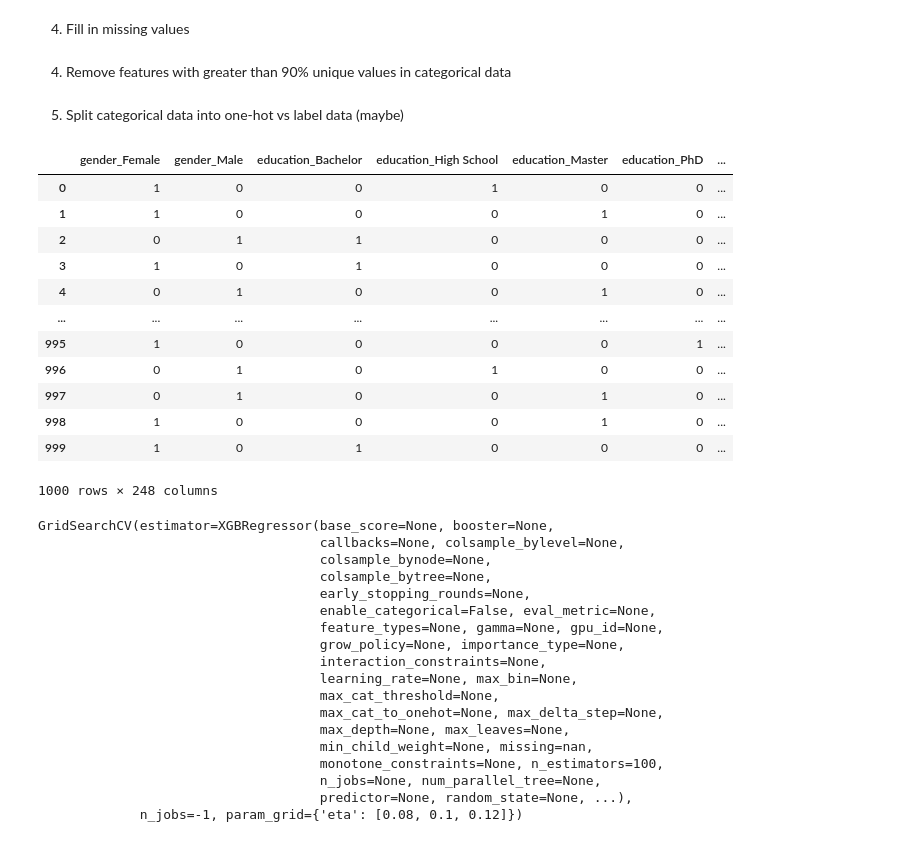
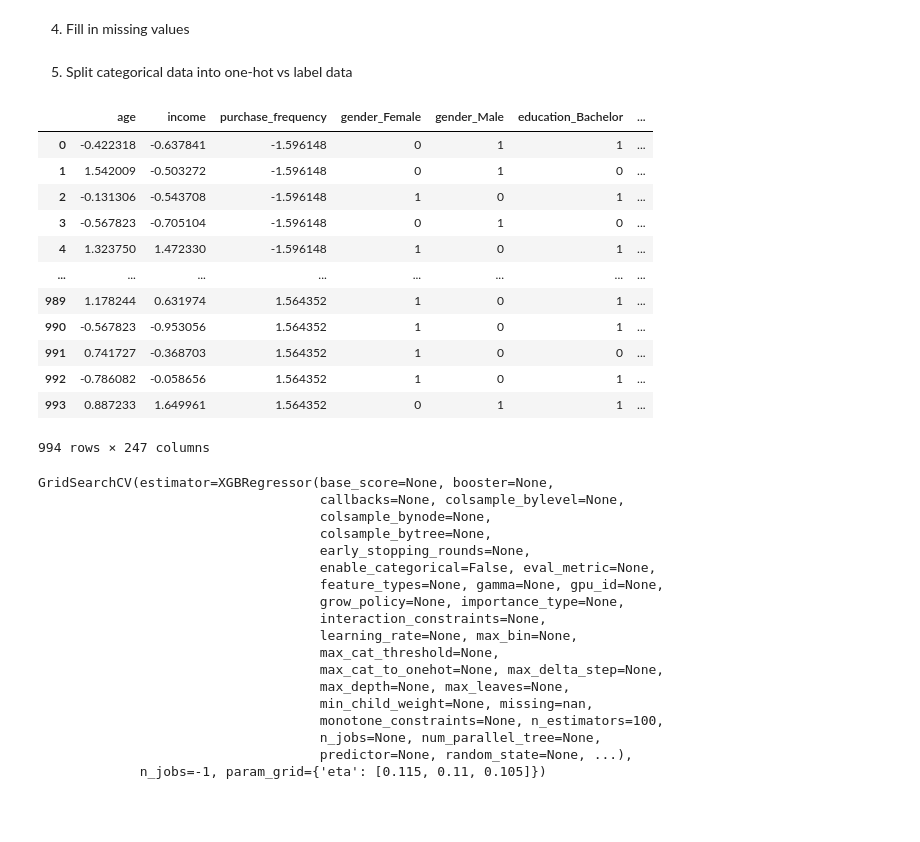
Before and after one commit to aminsamir45/ML-Projects, a Jupyter notebook: Salary Prediction/salary_model.ipynb, the cells around one changed output. Cells and saved outputs as stored; diff of their text form; code cells hidden in the pictures; blank space fills up the shorter version.

```diff
--- a/Salary Prediction/salary_model.ipynb
+++ b/Salary Prediction/salary_model.ipynb
@@ -47,0 +82,22 @@ memory usage: 54.8+ KB
+# %%
+# for each purchase frequency 0 - 1.0, we want to remove outliers with a z-score of > 3
+
+grouped_df = df.groupby('purchase_frequency')
+
+# Create an empty list to store the filtered DataFrames
+filtered_dfs = []
+
+# Iterate over each purchase frequency group
+for freq, group in grouped_df:
+    # Calculate mean and standard deviation for the current frequency group
+    mean = group['spending'].mean()
+    std = group['spending'].std()
+    group['z_score'] = (group['spending'] - mean) / std
+    print(group['z_score'].min(), group['z_score'].max())
+    filtered_group = group[~((group['z_score'] > 2.5) | (group['z_score'] < -2.6))]
+    filtered_dfs.append(filtered_group)
+
+# Concatenate the filtered DataFrames
+df_filtered = pd.concat(filtered_dfs).drop(['z_score','name'], axis=1)
+df_filtered = df_filtered.reset_index(drop=True)
+df_filtered
@@ -49,12 +144,12 @@ memory usage: 54.8+ KB
 3. Create two separate dataframes for features: numerical and categorical
 # %%
 # Go through a dataset and create two new dataframes: num and cat
-numerical_columns = X.select_dtypes(include=np.number).columns
-categorical_columns = X.select_dtypes(include=['object', 'category']).columns
+numerical_columns = df_filtered.select_dtypes(include=np.number).columns.drop('spending')
+categorical_columns = df_filtered.select_dtypes(include=['object', 'category']).columns
 
-num = X[numerical_columns].copy()
+num = df_filtered[numerical_columns].copy()
 
-cat = X[categorical_columns].copy()
+cat = df_filtered[categorical_columns].copy()
 # %% [markdown]
 4. Fill in missing values
 # %%
@@ -64,46 +160,38 @@ num[numerical_columns] = numerical_imputer.fit_transform(num[numerical_columns])
 # Fill missing values in categorical columns with 'N/A'
 categorical_imputer = SimpleImputer(strategy='constant', fill_value='N/A')
 cat[categorical_columns] = categorical_imputer.fit_transform(cat[categorical_columns])
-# %% [markdown]
-4. Remove features with greater than 90% unique values in categorical data
-# %%
-for column in cat:
-    if X[column].nunique() >= int(X.shape[0]*0.9):
-        # All values in the column are unique, so we can remove it
-        X = X.drop(column, axis=1)
-        cat = cat.drop(column, axis=1)
-        categorical_columns
 # %% [markdown]
-5. Split categorical data into one-hot vs label data (maybe)
+5. Split categorical data into one-hot vs label data
 # %%
 # Preprocessing pipeline for categoriabcal features
 cat_encoded = pd.get_dummies(cat)
 
 # Preprocessing pipeline for numerical features
 scaler = StandardScaler()
 num_encoded = pd.DataFrame(scaler.fit_transform(num), columns=num.columns)
 
-df_concatenated = pd.concat([cat_encoded, num_encoded], axis=1)
-df_concatenated
+df_concat = pd.concat([num_encoded, cat_encoded], axis=1)
+df_concat
 # %% [output]
-|  | gender_Female | gender_Male | education_Bachelor | education_High School | education_Master | education_PhD | ... |
-| 0 | 1 | 0 | 0 | 1 | 0 | 0 | ... |
-| 1 | 1 | 0 | 0 | 0 | 1 | 0 | ... |
-| 2 | 0 | 1 | 1 | 0 | 0 | 0 | ... |
-| 3 | 1 | 0 | 1 | 0 | 0 | 0 | ... |
-| 4 | 0 | 1 | 0 | 0 | 1 | 0 | ... |
+|  | age | income | purchase_frequency | gender_Female | gender_Male | education_Bachelor | ... |
+| 0 | -0.422318 | -0.637841 | -1.596148 | 0 | 1 | 1 | ... |
+| 1 | 1.542009 | -0.503272 | -1.596148 | 0 | 1 | 0 | ... |
+| 2 | -0.131306 | -0.543708 | -1.596148 | 1 | 0 | 1 | ... |
+| 3 | -0.567823 | -0.705104 | -1.596148 | 0 | 1 | 0 | ... |
+| 4 | 1.323750 | 1.472330 | -1.596148 | 1 | 0 | 1 | ... |
 | ... | ... | ... | ... | ... | ... | ... | ... |
-| 995 | 1 | 0 | 0 | 0 | 0 | 1 | ... |
-| 996 | 0 | 1 | 0 | 1 | 0 | 0 | ... |
-| 997 | 0 | 1 | 0 | 0 | 1 | 0 | ... |
-| 998 | 1 | 0 | 0 | 0 | 1 | 0 | ... |
-| 999 | 1 | 0 | 1 | 0 | 0 | 0 | ... |
+| 989 | 1.178244 | 0.631974 | 1.564352 | 1 | 0 | 1 | ... |
+| 990 | -0.567823 | -0.953056 | 1.564352 | 1 | 0 | 1 | ... |
+| 991 | 0.741727 | -0.368703 | 1.564352 | 1 | 0 | 0 | ... |
+| 992 | -0.786082 | -0.058656 | 1.564352 | 1 | 0 | 1 | ... |
+| 993 | 0.887233 | 1.649961 | 1.564352 | 0 | 1 | 1 | ... |
-1000 rows × 248 columns
+994 rows × 247 columns
 # %%
-X_train, X_test, y_train, y_test = train_test_split(df_concatenated, y, test_size=0.2, random_state=1234)
+y = df_filtered['spending']
+X_train, X_test, y_train, y_test = train_test_split(df_concat, y, test_size=0.2, random_state=1234)
 model = XGBRegressor()
 xgbgrid = {
-    'eta': [0.08, 0.1, 0.12]
+    'eta': [0.115, 0.11, 0.105]
 }
 xgb = GridSearchCV(model, xgbgrid, n_jobs=-1)
 
@@ -127,7 +215,7 @@ GridSearchCV(estimator=XGBRegressor(base_score=None, booster=None,
                                     monotone_constraints=None, n_estimators=100,
                                     n_jobs=None, num_parallel_tree=None,
                                     predictor=None, random_state=None, ...),
-             n_jobs=-1, param_grid={'eta': [0.08, 0.1, 0.12]})
+             n_jobs=-1, param_grid={'eta': [0.115, 0.11, 0.105]})
 # %%
 xgb.best_params_
 # %% [output]
```
Also changed, not shown: parts of 17 cells of this notebook, 6 other files.
